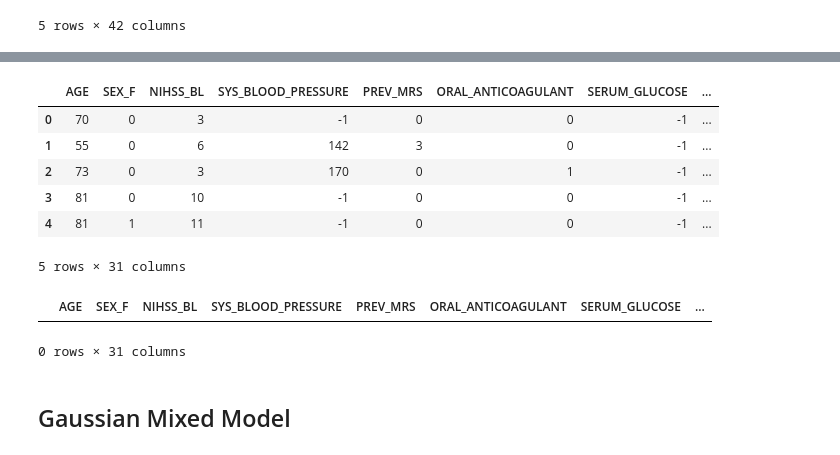
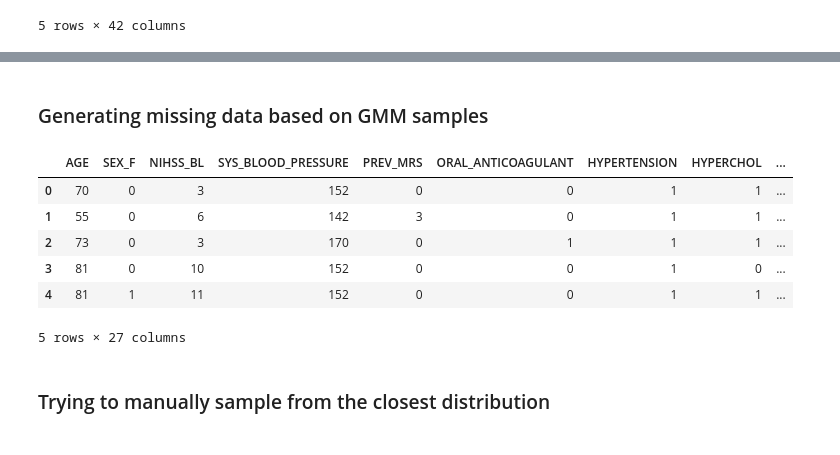
Before and after one commit to POskar/GenerativeMLForPrecisionMedicine, a Jupyter notebook: main.ipynb, the cells around one changed output, grey strips where cells are left out. Saved outputs shown, nothing was run; the diff lists cells and outputs as text; code cells hidden in the pictures.

Commit message:
trying to manually sample from the closest distribution

```diff
--- a/main.ipynb
+++ b/main.ipynb
@@ -23,19 +100,32 @@ df.head()
+# %% [markdown]
+### Generating missing data based on GMM samples
+# %%
+gmm_df = df.copy()
+
+for missing_flag_col in missing_flag_cols:
+    value_col = missing_flag_col.replace('_MISSING', '')
+    column_index = imputer_df.columns.get_loc(value_col)
+
+    for index in range(df.shape[0]):
+        if gmm_df.loc[index, missing_flag_col] == 1:
+            sample_value = int(gmm.sample(n_samples=1)[0][0][column_index])
+            gmm_df.loc[index, value_col] = sample_value
+            # # Update missingness flag to 2 for imputed values
+            # gmm_df.loc[index, missing_flag_col] = 2
+
+gmm_df = gmm_df[gmm_df.columns.drop(list(gmm_df.filter(regex='MISSING')))]
+
+gmm_df.head()
+# %% [output]
+|  | AGE | SEX_F | NIHSS_BL | SYS_BLOOD_PRESSURE | PREV_MRS | ORAL_ANTICOAGULANT | HYPERTENSION | HYPERCHOL | ... |
+| 0 | 70 | 0 | 3 | 152 | 0 | 0 | 1 | 1 | ... |
+| 1 | 55 | 0 | 6 | 142 | 3 | 0 | 1 | 1 | ... |
+| 2 | 73 | 0 | 3 | 170 | 0 | 1 | 1 | 1 | ... |
+| 3 | 81 | 0 | 10 | 152 | 0 | 0 | 1 | 0 | ... |
+| 4 | 81 | 1 | 11 | 152 | 0 | 0 | 1 | 1 | ... |
+5 rows × 27 columns
+# %% [markdown]
+### Trying to manually sample from the closest distribution
 # %%
-df_filtered = df[df.columns.drop(list(df.filter(regex='MISSING')))]
-df_filtered.head()
+temp_df = df.iloc[:5].copy()
+temp_df = temp_df[temp_df.columns.drop(list(temp_df.filter(regex='MISSING')))]
-# %% [output]
-|  | AGE | SEX_F | NIHSS_BL | SYS_BLOOD_PRESSURE | PREV_MRS | ORAL_ANTICOAGULANT | SERUM_GLUCOSE | ... |
-| 0 | 70 | 0 | 3 | -1 | 0 | 0 | -1 | ... |
-| 1 | 55 | 0 | 6 | 142 | 3 | 0 | -1 | ... |
-| 2 | 73 | 0 | 3 | 170 | 0 | 1 | -1 | ... |
-| 3 | 81 | 0 | 10 | -1 | 0 | 0 | -1 | ... |
-| 4 | 81 | 1 | 11 | -1 | 0 | 0 | -1 | ... |
-5 rows × 31 columns
-# %%
-df_filtered = df_filtered[(df_filtered != -1).all(axis=1)]
-df_filtered.head()
-# %% [output]
-|  | AGE | SEX_F | NIHSS_BL | SYS_BLOOD_PRESSURE | PREV_MRS | ORAL_ANTICOAGULANT | SERUM_GLUCOSE | ... |
-0 rows × 31 columns
-# %% [markdown]
-## Gaussian Mixed Model
```
Also changed, not shown: parts of 20 cells of this notebook, 2 other files.
